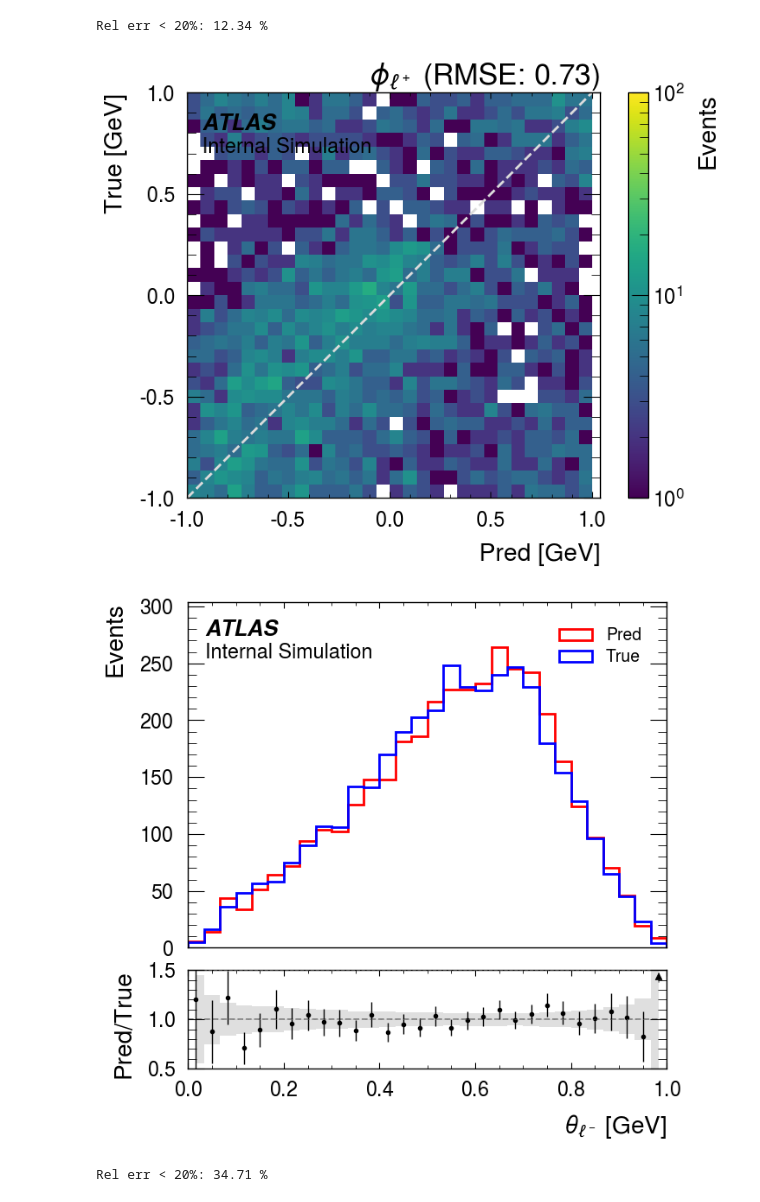
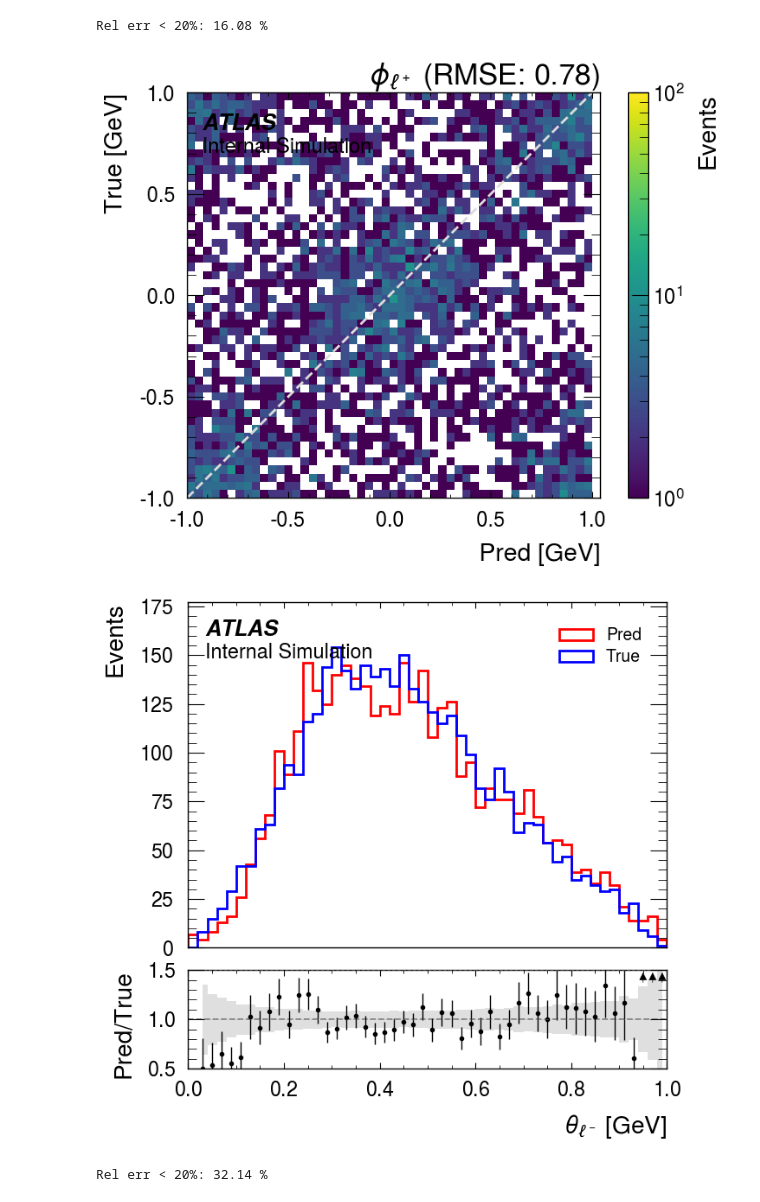
Before and after one commit to yygarypeng/ww-flow, a Jupyter notebook: visualize.ipynb, the cells around one changed output. Cells and saved outputs as stored; diff of their text form; code cells hidden in the pictures.

Commit message:
Update lepton angle flow documentation

```diff
--- a/visualize.ipynb
+++ b/visualize.ipynb
@@ -15,7 +15,7 @@ from matplotlib import pyplot as plt
 import mplhep as hep
 hep.style.use(hep.style.ATLAS)
 # %%
-ckpt_files = glob.glob(f"/root/work/ww-flow_nohl/logs/hww_inn_regressor-lep/log/version_0/checkpoints/*.ckpt")
+ckpt_files = glob.glob(f"/root/work/ww-flow/logs/hww_inn_regressor-lep/log/version_0/checkpoints/*.ckpt")
 if not ckpt_files:
     raise FileNotFoundError(f"No checkpoint files found in {ckpt_files}")
 ckpt_path = ckpt_files[0]  # Use the first checkpoint found
@@ -59,11 +59,18 @@ with torch.no_grad():
         cond = cond.to(device)
         batch_ww = batch_ww.to(device)
         batch_lvlv = batch_lvlv.to(device)
+
+        # Match training-time forward input shape: x is padded to internal_dim.
+        batch_ww_padded = torch.cat([
+            batch_ww,
+            torch.zeros(batch_ww.shape[0], model.inn.input_pad, device=device),
+        ], dim=1)
+
         _z_like_tensor = torch.randn(batch_lvlv.shape[0], model.hparams.z_dim, device=device)
         # z_sample = randmultin(_z_like_tensor, device=device)
         z_sample = torch.randn_like(_z_like_tensor) # Gaussian prior
         yz = torch.cat([batch_lvlv.to(device), z_sample.to(device)], dim=1)
-        lvlv_pred = model(batch_ww, cond, reverse=False) # the prediction gives the inputs (y, z)
+        lvlv_pred = model(batch_ww_padded, cond, reverse=False) # the prediction gives the inputs (y, z)
         ww_pred = model(yz, cond, reverse=True)
         z_pred = lvlv_pred[1] # predicted z
 
@@ -292,23 +499,23 @@ Rel err < 20%: 53.66 %
 # %%
 pred_l0_theta = predictions[..., 0]
-pred_l0_phi = predictions[..., 1]
-pred_l1_theta = predictions[..., 2]
-pred_l1_phi = predictions[..., 3]
+pred_l0_phi = np.arctan2(predictions[..., 1], predictions[..., 2]) / np.pi
+pred_l1_theta = predictions[..., 3]
+pred_l1_phi = np.arctan2(predictions[..., 4], predictions[..., 5]) / np.pi
 
 true_l0_theta = true_labels[..., 0]
-true_l0_phi = true_labels[..., 1]
-true_l1_theta = true_labels[..., 2]
-true_l1_phi = true_labels[..., 3]
+true_l0_phi = np.arctan2(true_labels[..., 1], true_labels[..., 2]) / np.pi
+true_l1_theta = true_labels[..., 3]
+true_l1_phi = np.arctan2(true_labels[..., 4], true_labels[..., 5]) / np.pi
 # %%
-plot_1d_hist(pred_l0_theta, true_l0_theta, "$\\theta_{\ell^+}$", np.linspace(0, 1, 31))
-plot_2d_hist(pred_l0_theta, true_l0_theta, "$\\theta_{\ell^+}$", np.linspace(0, 1, 31), log=True, vmax=1e2)
+plot_1d_hist(pred_l0_theta, true_l0_theta, "$\\theta_{\ell^+}$", np.linspace(0, 1, 51))
+plot_2d_hist(pred_l0_theta, true_l0_theta, "$\\theta_{\ell^+}$", np.linspace(0, 1, 51), log=True, vmax=1e2)
 
-plot_1d_hist(pred_l0_phi, true_l0_phi, "$\\phi_{\ell^+}$", np.linspace(-1, 1, 31))
-plot_2d_hist(pred_l0_phi, true_l0_phi, "$\\phi_{\ell^+}$", np.linspace(-1, 1, 31), log=True, vmax=1e2)
+plot_1d_hist(pred_l0_phi, true_l0_phi, "$\\phi_{\ell^+}$", np.linspace(-1, 1, 51))
+plot_2d_hist(pred_l0_phi, true_l0_phi, "$\\phi_{\ell^+}$", np.linspace(-1, 1, 51), log=True, vmax=1e2)
 
-plot_1d_hist(pred_l1_theta, true_l1_theta, "$\\theta_{\ell^-}$", np.linspace(0, 1, 31))
-plot_2d_hist(pred_l1_theta, true_l1_theta, "$\\theta_{\ell^-}$", np.linspace(0, 1, 31), log=True, vmax=1e2)
+plot_1d_hist(pred_l1_theta, true_l1_theta, "$\\theta_{\ell^-}$", np.linspace(0, 1, 51))
+plot_2d_hist(pred_l1_theta, true_l1_theta, "$\\theta_{\ell^-}$", np.linspace(0, 1, 51), log=True, vmax=1e2)
 
-plot_1d_hist(pred_l1_phi, true_l1_phi, "$\\phi_{\ell^-}$", np.linspace(-1, 1, 31))
-plot_2d_hist(pred_l1_phi, true_l1_phi, "$\\phi_{\ell^-}$", np.linspace(-1, 1, 31), log=True, vmax=1e2)
+plot_1d_hist(pred_l1_phi, true_l1_phi, "$\\phi_{\ell^-}$", np.linspace(-1, 1, 51))
+plot_2d_hist(pred_l1_phi, true_l1_phi, "$\\phi_{\ell^-}$", np.linspace(-1, 1, 51), log=True, vmax=1e2)
 # %% [output]
@@ -319,4 +526,4 @@ Rel err < 20%: 31.26 %
-Rel err < 20%: 12.34 %
+Rel err < 20%: 16.08 %
-[figure, old version]
+[figure, new version]
-[figure, old version]
+[figure, new version]
-Rel err < 20%: 34.71 %
+Rel err < 20%: 32.14 %
```
Also changed, not shown: parts of 12 cells of this notebook, 9 other files.
